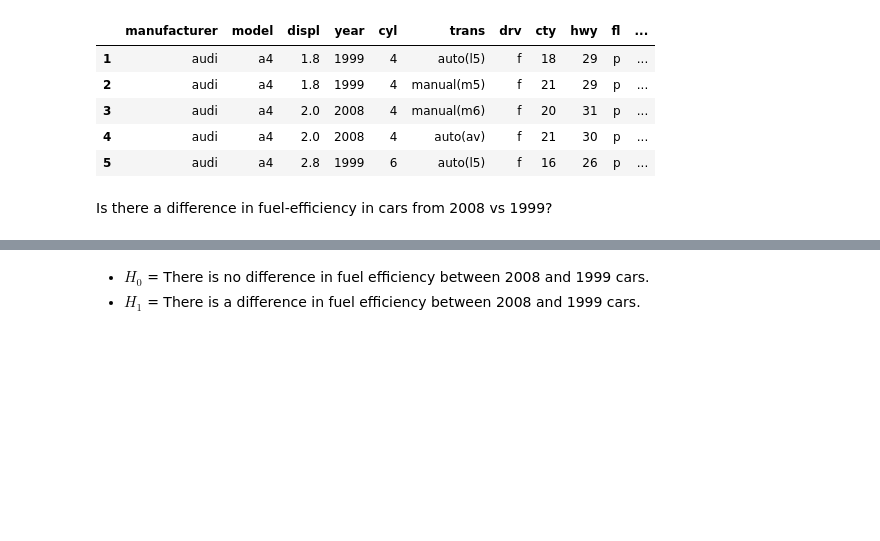
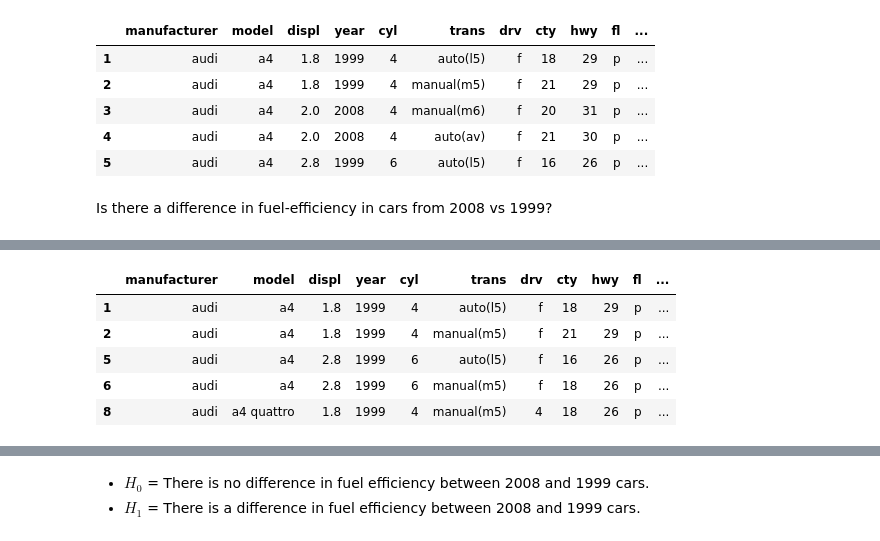
Before and after one commit to mwboiss/statistics-exercises, a Jupyter notebook: hypothesis_testing.ipynb, the cells around one changed output, grey strips where cells are left out. Cells and saved outputs as stored; diff of their text form; code cells hidden in the pictures; blank space fills up the shorter version.

```diff
--- a/hypothesis_testing.ipynb
+++ b/hypothesis_testing.ipynb
@@ -120,3 +137,13 @@ mpg_1999 = mpg[mpg.year == 1999]
+# %%
+mpg_1999 = mpg[mpg.year == 1999]
+mpg_1999.head()
+# %% [output]
+|  | manufacturer | model | displ | year | cyl | trans | drv | cty | hwy | fl | ... |
+| 1 | audi | a4 | 1.8 | 1999 | 4 | auto(l5) | f | 18 | 29 | p | ... |
+| 2 | audi | a4 | 1.8 | 1999 | 4 | manual(m5) | f | 21 | 29 | p | ... |
+| 5 | audi | a4 | 2.8 | 1999 | 6 | auto(l5) | f | 16 | 26 | p | ... |
+| 6 | audi | a4 | 2.8 | 1999 | 6 | manual(m5) | f | 18 | 26 | p | ... |
+| 8 | audi | a4 quattro | 1.8 | 1999 | 4 | manual(m5) | 4 | 18 | 26 | p | ... |
 # %%
 # Plot
 # %%
```
Also changed, not shown: parts of 45 cells of this notebook, 1 other file.
